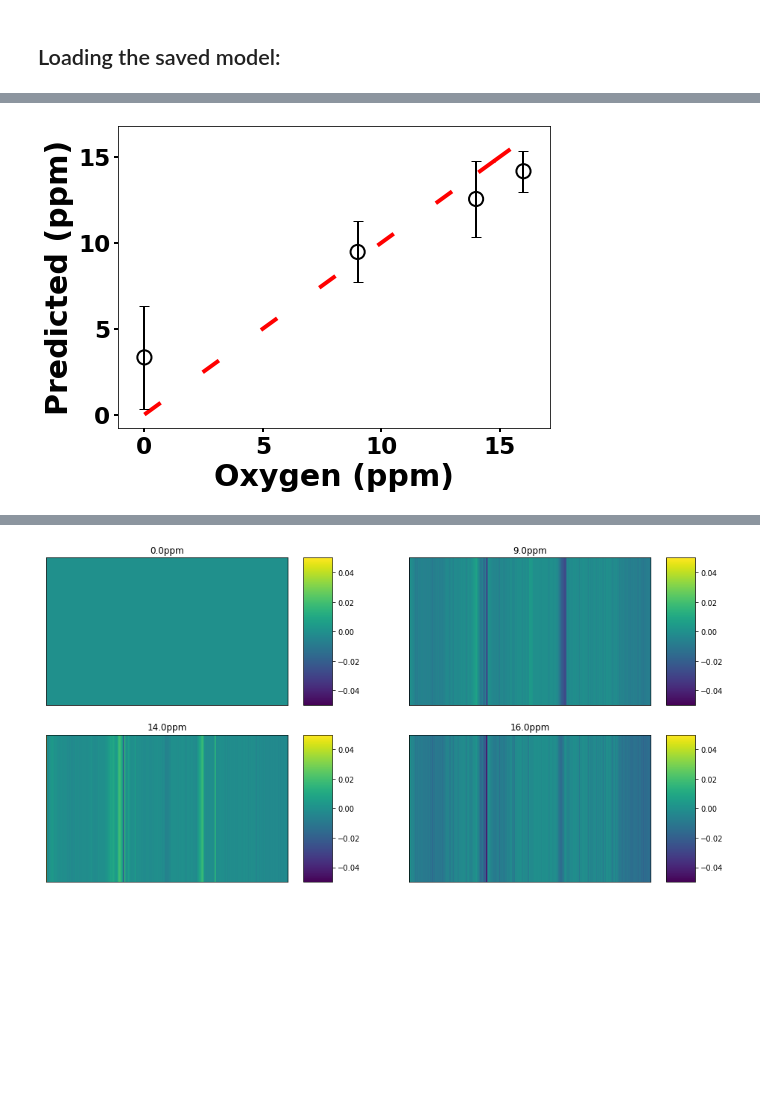
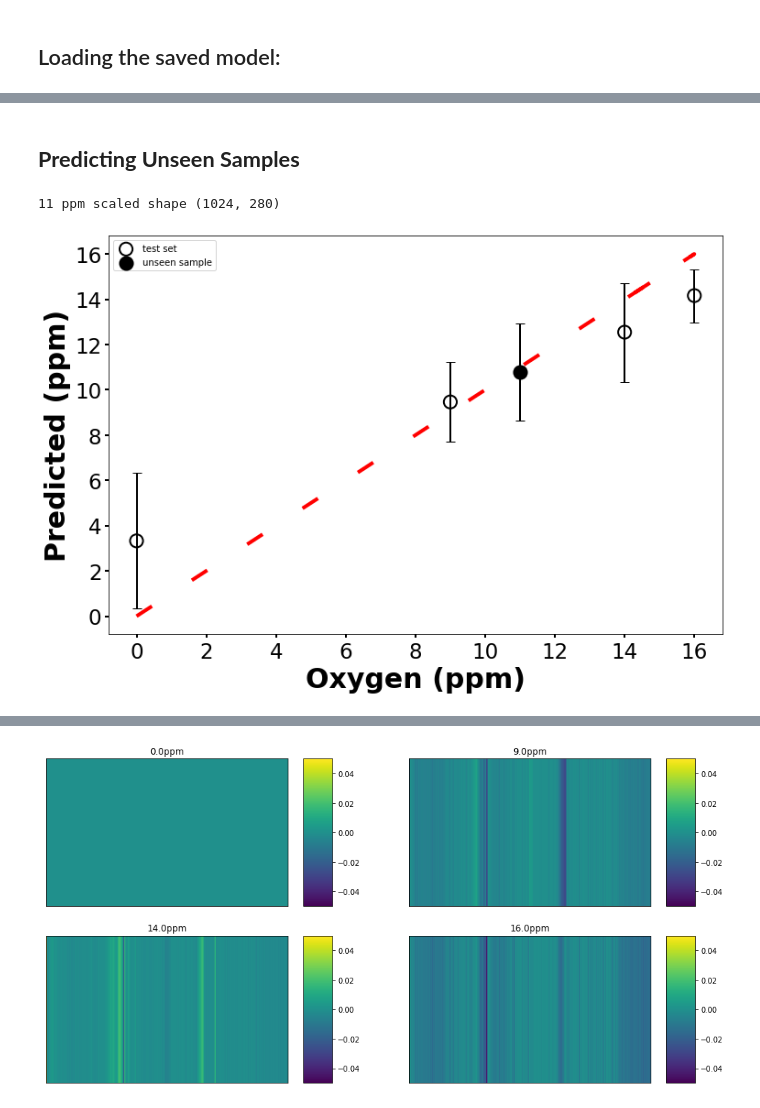
Before and after one commit to sadavari/SunEdison, a Jupyter notebook: SunEdison_CNN.ipynb, the cells around one changed output, grey strips where cells are left out. Saved outputs shown, nothing was run; the diff lists cells and outputs as text; code cells hidden in the pictures; blank space fills up the shorter version.

```diff
--- a/SunEdison_CNN.ipynb
+++ b/SunEdison_CNN.ipynb
@@ -358,7 +283,0 @@ WARNING:tensorflow:No training configuration found in save file: the model was *
-# %%
-input_X_train = X_train.values.reshape(-1,X_train.shape[1],1)
-input_Y_train = Y_train.values.reshape(Y_train.shape[0],1)
-print('X_input shape = ',input_X_train.shape)
-print('Y_input shape = ',input_Y_train.shape)
-history_loaded = cnn_model.fit(input_X_train, input_Y_train, epochs=110, verbose=0,batch_size = 50, validation_split = 0.2,shuffle=False,
-                    callbacks=[tensorboard])
@@ -387,5 +284,5 @@ plt.show()
 # %%
 input_X_test = X_test.values.reshape(-1,X_test.shape[1],1)
-Y_pred_loaded = cnn_model.predict(input_X_test, verbose=0)
+Y_pred = cnn_model.predict(input_X_test, verbose=0)
 cnn_model.evaluate(input_X_test,Y_test)
 # %% [output]
@@ -408 +291,9 @@ for key in test_result_dic:
+# %%
+test_result_dic = {}
+for val in conc_list:
+  test_result_dic.update({val:np.array([])})
+
+max_concentration = conc_list[-1]
+for i,val in enumerate(Y_test['concentration (ppm)']):
+  test_result_dic[val*max_concentration] = np.append(test_result_dic[val*max_concentration],max_concentration*Y_pred[i][0])
 # %%
@@ -497,23 +336,34 @@ PATH = '/content/drive/My Drive/Data/Graphs/Final/CNN/'
+# %% [markdown]
+## **Predicting Unseen Samples**
+# %%
+############################## Unseen Sample ##############################
+conc_11_scaled = pd.DataFrame(data = min_max_sclaer.fit_transform(conc_11))
+print('11 ppm scaled shape', conc_11_scaled.shape)
+X_test_11ppm = conc_11_scaled.T
+input_X_test_11ppm = X_test_11ppm.values.reshape(-1,X_test_11ppm.shape[1],1)
+Y_pred_loaded_11ppm = cnn_model.predict(input_X_test_11ppm, verbose=0)
+# %% [output]
+11 ppm scaled shape (1024, 280)
 # %%
-fig, axes = plt.subplots(figsize=(8,6))
-fig.subplots_adjust(left = 0.15,top=0.9, bottom=0.2,hspace = 0.6, wspace=0.6)
+fig, ax = plt.subplots(figsize=(12,8))
+ax.plot(Y_test*max_concentration, Y_test*max_concentration,  color='red',linewidth=4,
+          linestyle='--',dashes=(5, 13))
+ax.scatter(conc_list, [test_result_dic[val].mean() for val in test_result_dic.keys()], s=200,linewidth=2,
+                facecolors='none', edgecolors='black',label="test set")
 
-
-axes.plot(Y_test*max_concentration, Y_test*max_concentration,  color='red',linewidth=4,
-          linestyle='--',dashes=(5, 13))
-axes.scatter(concentration_org, average, s=200,linewidth=2,facecolors='none', edgecolors='black')
-
-axes.set_xlabel('Oxygen (ppm)',fontsize=30,weight='bold')
-axes.set_ylabel('Predicted (ppm)',fontsize=30,weight='bold')
-axes.tick_params(which='both', length=4, width=2, labelsize=23,colors='black')
-plotline, cap, barlinecols = axes.errorbar(concentration_org, average, yerr=stdev,fmt='o',
+ax.set_xlabel('Oxygen (ppm)',fontsize=30,weight='bold')
+ax.set_ylabel('Predicted (ppm)',fontsize=30,weight='bold')
+ax.tick_params(which='both', length=4, width=2, labelsize=23,colors='black')
+plotline, cap, barlinecols = ax.errorbar(conc_list, [test_result_dic[val].mean() for val in test_result_dic.keys()],
+                                              yerr=[test_result_dic[val].std() for val in test_result_dic.keys()],fmt='o',
                                            color='none',ecolor='black', elinewidth=2,capsize=5)
 
-plt.setp(axes.get_xticklabels(), fontweight="bold")
-plt.setp(axes.get_yticklabels(), fontweight="bold")
-
-PATH = '/content/drive/My Drive/Data/Graphs/'
-#plt.savefig(PATH+"Test Prediction.png",format='png', dpi=1200)
-#plt.show()
+ax.scatter(11,max_concentration*Y_pred_loaded_11ppm.reshape(-1,Y_pred_loaded_11ppm.size)[0].mean(), s=200,linewidth=2,
+                facecolors='black', edgecolors='black',label="unseen sample")
+plotline, cap, barlinecols = ax.errorbar(11,max_concentration*Y_pred_loaded_11ppm.reshape(-1,Y_pred_loaded_11ppm.size)[0].mean(),
+                                              yerr=max_concentration*Y_pred_loaded_11ppm.reshape(-1,Y_pred_loaded_11ppm.size)[0].std()
+                                         ,fmt='o', color='none',ecolor='black', elinewidth=2,capsize=5)
+plt.legend()
+plt.show()
 # %% [output]
-[figure, old version]
+[figure, new version]
```
Also changed, not shown: parts of 19 cells of this notebook.
